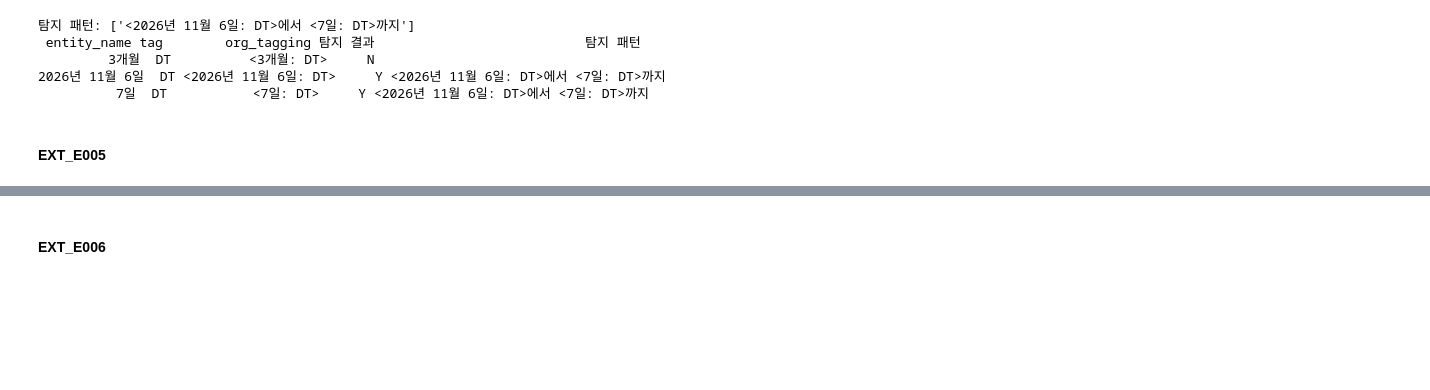
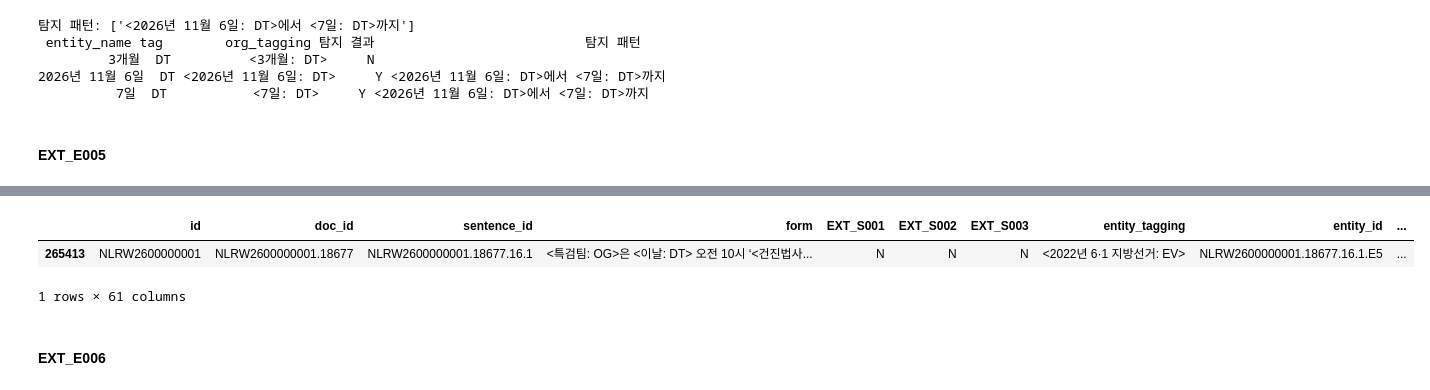
Before and after one commit to sosodoit/ner, a Jupyter notebook: src/data_processing/filter.ipynb, the cells around one changed output, grey strips where cells are left out. Drawn from its saved outputs; the diff is of its cells as text; code cells hidden in the pictures; blank space fills up the shorter version.

```diff
--- a/src/data_processing/filter.ipynb
+++ b/src/data_processing/filter.ipynb
@@ -413,13 +439,13 @@ df["EXT_E001"] = np.where(pd.MultiIndex.from_frame(df[["temp_entity_name", "enti
 # %%
 # 고빈도로 판단할 사분위수 설정
 target_quartiles = ["Q4"]
-df["고빈도여부"] = (df["freq_quartile"].isin(target_quartiles).map({True: "Y", False: "N"}))
+entity_df["고빈도여부"] = (entity_df["freq_quartile"].isin(target_quartiles).map({True: "Y", False: "N"}))
 
 # 다중태그
-tag_count = df.groupby("temp_entity_name")["entity_type"].transform("nunique")
-df["다중태그여부"] = tag_count.ge(2).map({True: "Y", False: "N"})
+tag_count = entity_df.groupby("entity_name_no_space")["entity_type"].transform("nunique")
+entity_df["다중태그여부"] = tag_count.ge(2).map({True: "Y", False: "N"})
 
 # 고빈도여부와 다중태그여부가 Y인 경우 EXT_E002 컬럼에 'Y', 그렇지 않은 경우 'N'으로 표시
-df["EXT_E002"] = ((df["고빈도여부"] == "Y") & (df["다중태그여부"] == "Y")).map({True: "Y", False: "N"})
+entity_df["EXT_E002"] = ((entity_df["고빈도여부"] == "Y") & (entity_df["다중태그여부"] == "Y")).map({True: "Y", False: "N"})
 # %% [markdown]
 #### EXT_E003 : <개체명: 태그> 중 오태깅 사전에 등록된 개체명
@@ -678,0 +725,29 @@ entity_df
+# %%
+# <개체명: EV> 중 DT 표현 포함 여부 탐지
+ext_e005_data = tag_data[tag_data["rule_id"] == "EXT_E005"].reset_index(drop=True)
+ev_mask = entity_df["entity_type"].eq("EV")
+
+for _, rule in ext_e005_data.iterrows():
+    rule_id = rule["rule_id"]
+    sub_rule_id = rule["sub_rule_id"]
+    pattern = str(rule["pattern"]).strip()
+    regex = re.compile(pattern)
+
+    pattern_search = entity_df["entity_name"].fillna("").apply(
+        lambda entity_name: [
+            match.group(0)
+            for match in regex.finditer(entity_name)
+        ]
+    )
+
+    result_col = f"{rule_id}_{sub_rule_id}"
+    pattern_col = f"{result_col}_PATTERN"
+
+    entity_df[result_col] = "N"
+    entity_df[pattern_col] = ""
+    entity_df.loc[ev_mask, result_col] = pattern_search.loc[ev_mask].apply(
+        lambda matches: "Y" if matches else "N"
+    )
+    entity_df.loc[ev_mask, pattern_col] = pattern_search.loc[ev_mask].apply(
+        lambda matches: ", ".join(matches)
+    )
@@ -678,0 +770,6 @@ entity_df
+# %%
+entity_df[entity_df["entity_id"] == "NLRW2600000001.18677.16.1.E5"]
+# %% [output]
+|  | id | doc_id | sentence_id | form | EXT_S001 | EXT_S002 | EXT_S003 | entity_tagging | entity_id | ... |
+| 265413 | NLRW2600000001 | NLRW2600000001.18677 | NLRW2600000001.18677.16.1 | <특검팀: OG>은 <이날: DT> 오전 10시 ‘<건진법사... | N | N | N | <2022년 6·1 지방선거: EV> | NLRW2600000001.18677.16.1.E5 | ... |
+1 rows × 61 columns
```
Also changed, not shown: parts of 30 cells of this notebook, 2 other files.
